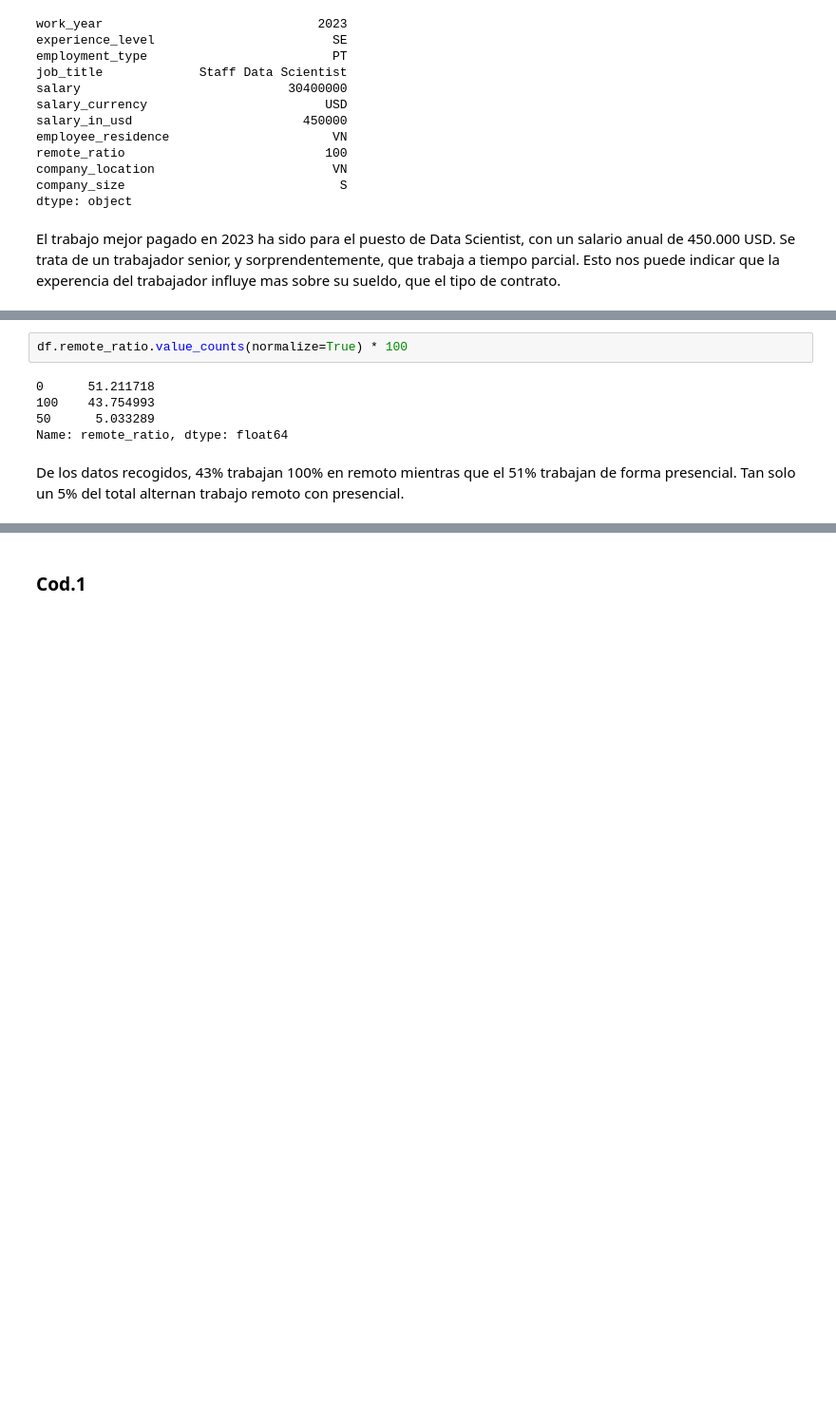
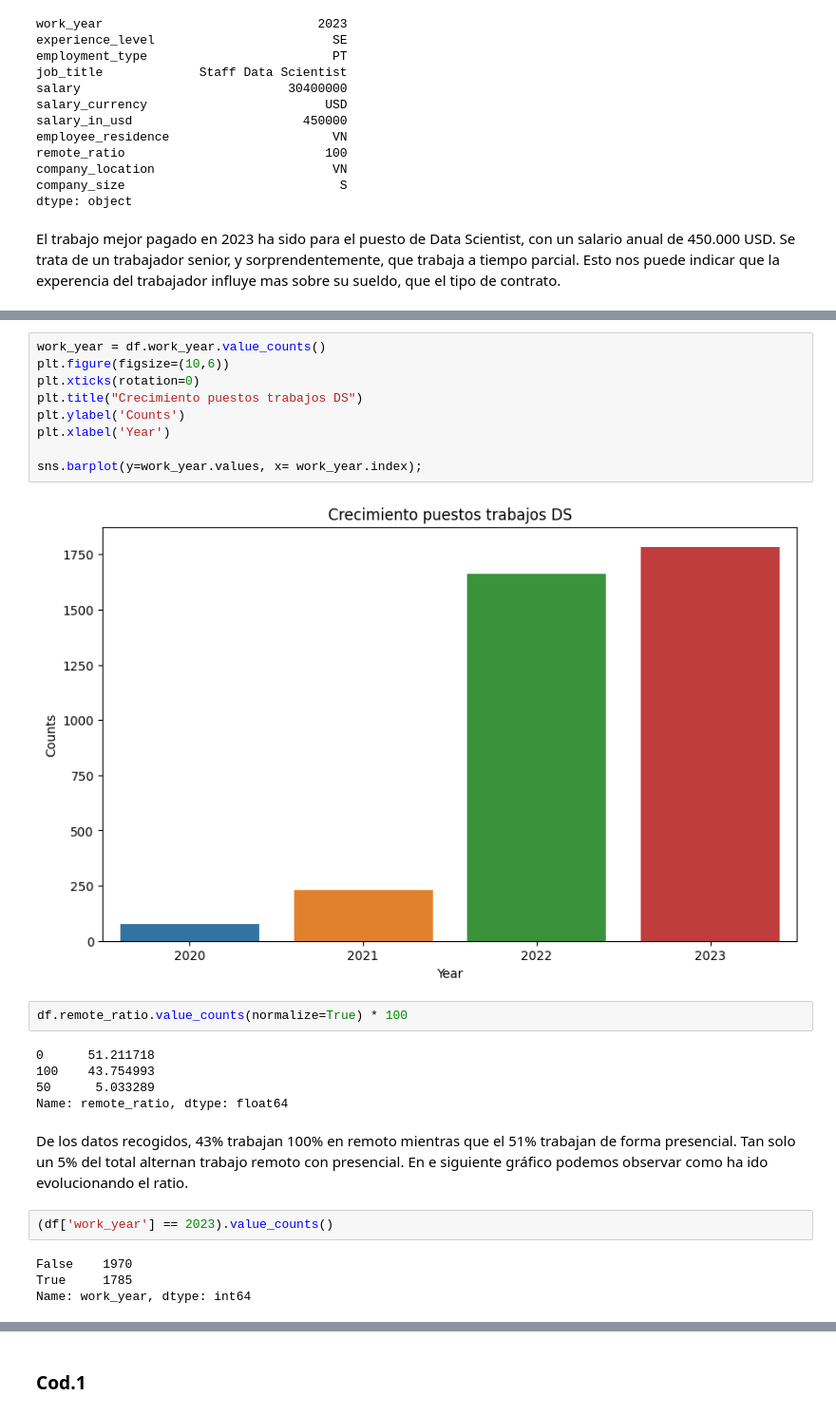
Before and after one commit to JuditRoca/Diabetesprediction, a Jupyter notebook: Notebooks/01_EDA.ipynb, the cells around one changed output, grey strips where cells are left out. Shown at 95% size. Saved outputs shown, nothing was run; the diff lists cells and outputs as text; blank space fills up the shorter version.

```diff
--- a/Notebooks/01_EDA.ipynb
+++ b/Notebooks/01_EDA.ipynb
@@ -96,3 +98,14 @@ El trabajo mejor pagado en 2023 ha sido para el puesto de Data Scientist, con un
+# %%
+work_year = df.work_year.value_counts()
+plt.figure(figsize=(10,6))
+plt.xticks(rotation=0)
+plt.title("Crecimiento puestos trabajos DS")
+plt.ylabel('Counts')
+plt.xlabel('Year')
+
+sns.barplot(y=work_year.values, x= work_year.index);
+# %% [output]
+[figure, added]
 # %%
 df.remote_ratio.value_counts(normalize=True) * 100
 # %% [output]
@@ -101,4 +114,10 @@ df.remote_ratio.value_counts(normalize=True) * 100
 50      5.033289
 Name: remote_ratio, dtype: float64
 # %% [markdown]
-De los datos recogidos, 43% trabajan 100% en remoto mientras que el 51% trabajan de forma presencial. Tan solo un 5% del total alternan trabajo remoto con presencial.
+De los datos recogidos, 43% trabajan 100% en remoto mientras que el 51% trabajan de forma presencial. Tan solo un 5% del total alternan trabajo remoto con presencial. En e siguiente gráfico podemos observar como ha ido evolucionando el ratio.
+# %%
+(df['work_year'] == 2023).value_counts()
+# %% [output]
+False    1970
+True     1785
+Name: work_year, dtype: int64
```
Also changed, not shown: parts of 12 cells of this notebook, 5 other files.
